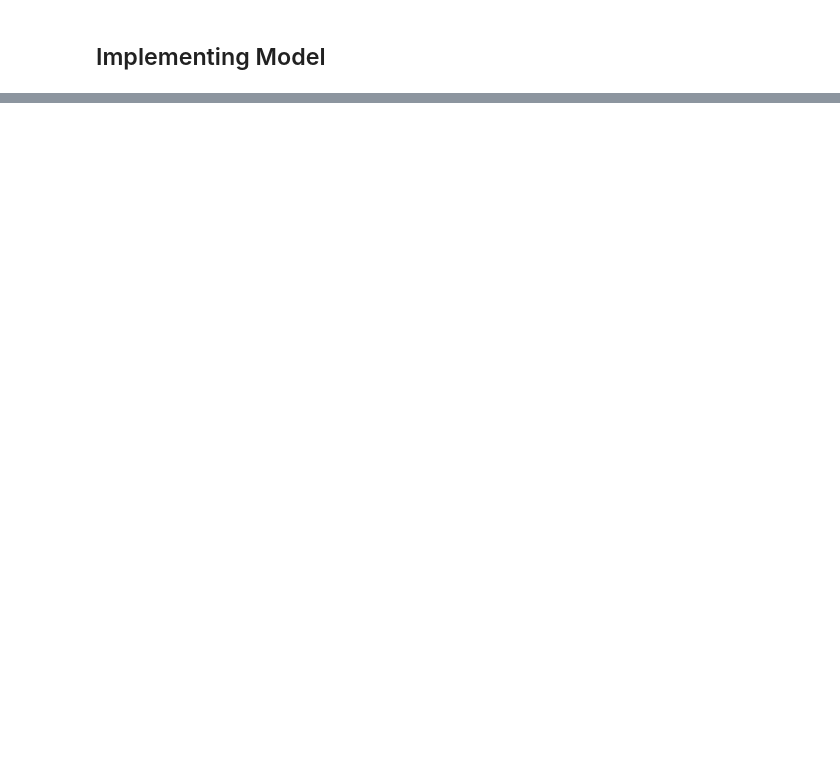
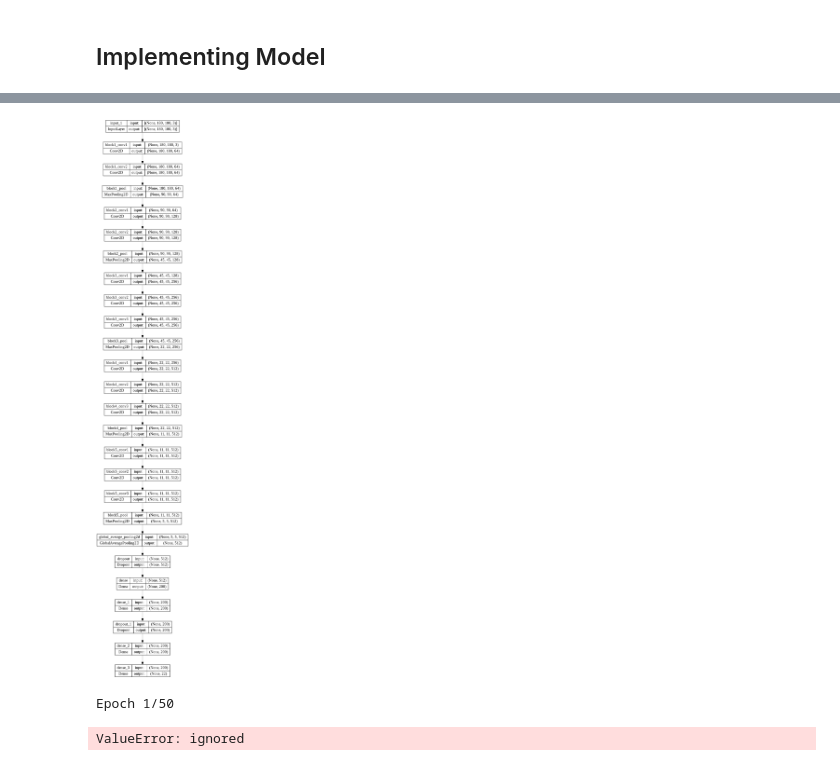
Before and after one commit to LucasLessa1/X-rayBodyPart, a Jupyter notebook: Proj_CIS_Imagens_Raio_X.ipynb, the cells around one changed output, grey strips where cells are left out. Drawn from its saved outputs; the diff is of its cells as text; code cells hidden in the pictures; blank space fills up the shorter version.

Commit message:
Ajuste do train_ds e val_ds, erro no full_mode.fit()

```diff
--- a/Proj_CIS_Imagens_Raio_X.ipynb
+++ b/Proj_CIS_Imagens_Raio_X.ipynb
@@ -368,0 +458,10 @@ Every folder has more than 100 Images.
+# %%
+qntd_images = 60
+
+fix_model = SelectFolders(mainPath = "/content/train_img", root = '/content', qntd = qntd_images)
+
+path = "train_model"
+#Organizing the folder for the train_model
+# 60 images of 100 for train
+fix_model.trainFolder(path, qntd_images, bodyparts)
+fix_model.verify("/content/train_model/" ,"result")
@@ -426,0 +602,31 @@ for image_batch, labels_batch in train_ds:
+# %%
+batch_size = 32
+img_height = 180
+img_width = 180
+# %%
+# vgg16 = keras.applications.vgg16
+vgg = vgg16.VGG16(input_shape = (img_width, img_height, 3),
+                       include_top = False,
+                       weights = 'imagenet')
+
+# vgg.summary()
+# Layer of transfer learning not trainable
+# vgg.trainable = False
+for layer in vgg.layers:
+  layer.trainable = False
+
+output = vgg.output
+# three hidden layers
+output = keras.layers.GlobalAveragePooling2D()(output)
+output = keras.layers.Dropout(0.2)(output)
+output = keras.layers.Dense(200, activation='relu')(output)
+output = keras.layers.Dense(200, activation='relu')(output)
+output = keras.layers.Dropout(0.2)(output)
+output = keras.layers.Dense(200, activation='relu')(output)
+# final softmax layer
+
+predictions = keras.layers.Dense(len(bodyparts), activation='softmax')(output)
+
+# creating the full model:
+full_model = keras.models.Model(inputs=vgg.input, outputs=predictions)
+full_model.summary()
@@ -426,0 +651,6 @@ for image_batch, labels_batch in train_ds:
+# %%
+from keras.utils.vis_utils import plot_model
+
+plot_model(full_model, show_shapes=True, show_layer_names=True, to_file="Our_model.png")
+# %% [output]
+[figure, added]
@@ -426,0 +661,9 @@ for image_batch, labels_batch in train_ds:
+# %%
+history = full_model.fit(
+    train_ds,
+    epochs=50,
+    validation_data=val_ds,
+    verbose=2)
+# %% [output]
+Epoch 1/50
+ValueError: ignored
```
Also changed, not shown: parts of 46 cells of this notebook.
